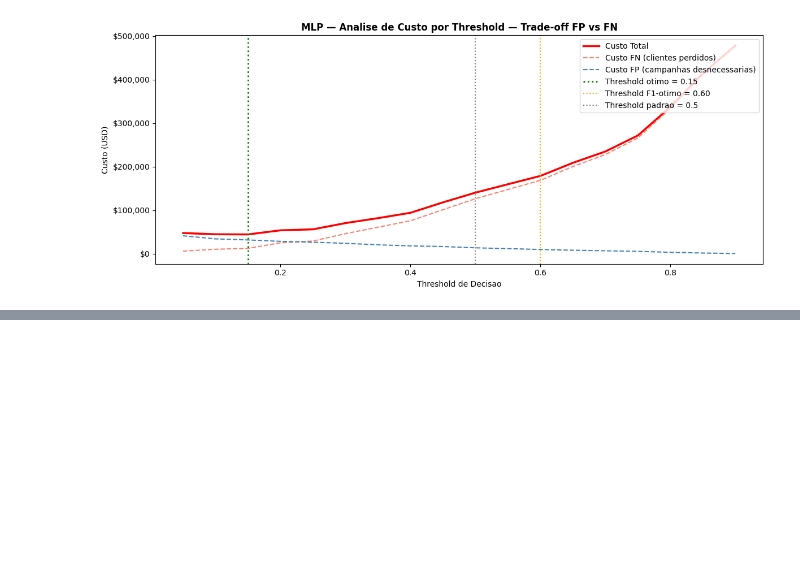
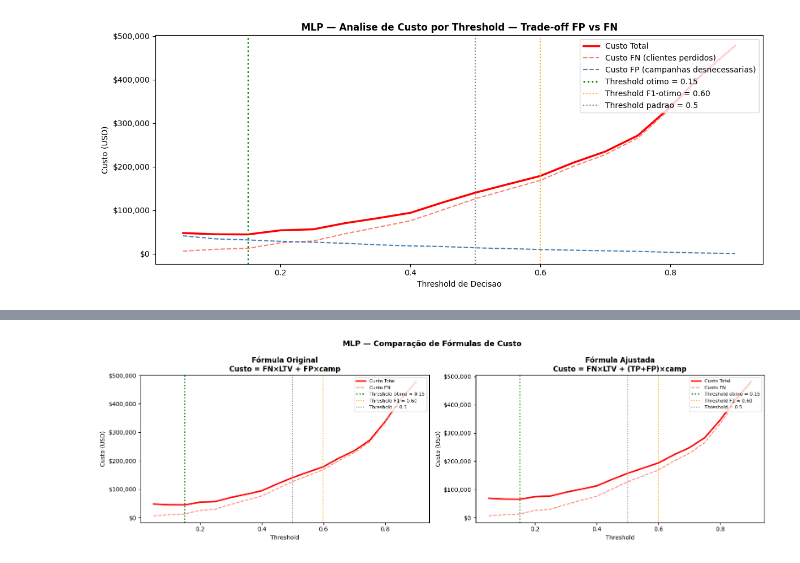
Before and after one commit to eeyamazaki/telco-churn-mlp, a Jupyter notebook: notebooks/04_mlp.ipynb, the cells around one changed output, grey strips where cells are left out. Saved outputs shown, nothing was run; the diff lists cells and outputs as text; code cells hidden in the pictures; blank space fills up the shorter version.

```diff
--- a/notebooks/04_mlp.ipynb
+++ b/notebooks/04_mlp.ipynb
@@ -644,0 +662,82 @@ O threshold final deve ser validado com a equipe de CRM considerando capacidade
+# %%
+cost_adj_results = []
+
+for threshold in thresholds_range:
+    y_pred_t = (y_proba >= threshold).astype(int)
+    tn, fp, fn, tp = confusion_matrix(y_true, y_pred_t).ravel()
+
+    custo_fn        = fn * LTV_MEDIO
+    custo_campanha_total = (tp + fp) * CUSTO_CAMPANHA  # todos os abordados
+    custo_total_adj = custo_fn + custo_campanha_total
+    recall_t    = tp / (tp + fn) if (tp + fn) > 0 else 0
+    precision_t = tp / (tp + fp) if (tp + fp) > 0 else 0
+
+    cost_adj_results.append({
+        'Threshold':             threshold,
+        'TP': tp, 'FP': fp, 'FN': fn, 'TN': tn,
+        'Recall':                round(recall_t, 3),
+        'Precision':             round(precision_t, 3),
+        'Custo FN ($)':          round(custo_fn, 2),
+        'Custo Campanha ($)':    round(custo_campanha_total, 2),
+        'Custo Total Ajust ($)': round(custo_total_adj, 2),
+    })
+
+cost_adj_df  = pd.DataFrame(cost_adj_results)
+best_adj_idx = cost_adj_df['Custo Total Ajust ($)'].idxmin()
+best_adj_row = cost_adj_df.loc[best_adj_idx]
+
+print(f'=== THRESHOLD OTIMO — FORMULA AJUSTADA ===')
+print(f'Threshold:          {best_adj_row["Threshold"]}')
+print(f'Custo Total Minimo: ${best_adj_row["Custo Total Ajust ($)"]:,.2f}')
+print(f'Recall:             {best_adj_row["Recall"]:.1%} | Precision: {best_adj_row["Precision"]:.1%}')
+
+cols_adj = ['Threshold', 'Recall', 'Precision', 'Custo FN ($)', 'Custo Campanha ($)', 'Custo Total Ajust ($)']
+
+def highlight_best_adj(row):
+    color = 'background-color: #d4edda; font-weight: bold' if row.name == best_adj_idx else ''
+    return [color] * len(row)
+
+display(
+    cost_adj_df[cols_adj]
+    .style
+    .apply(highlight_best_adj, axis=1)
+    .format({
+        'Threshold':             '{:.2f}',
+        'Recall':                '{:.1%}',
+        'Precision':             '{:.1%}',
+        'Custo FN ($)':          '${:,.2f}',
+        'Custo Campanha ($)':    '${:,.2f}',
+        'Custo Total Ajust ($)': '${:,.2f}',
+    })
+)
+
+# Grafico comparativo: formula original vs formula ajustada
+fig_adj, axes = plt.subplots(1, 2, figsize=(16, 5))
+
+for ax, (df_plot, best_idx_plot, best_row_plot, title, col_total) in zip(axes, [
+    (cost_df,     best_idx,     best_row,     'Fórmula Original\nCusto = FN×LTV + FP×camp',          'Custo Total ($)'),
+    (cost_adj_df, best_adj_idx, best_adj_row, 'Fórmula Ajustada\nCusto = FN×LTV + (TP+FP)×camp', 'Custo Total Ajust ($)'),
+]):
+    ax.plot(df_plot['Threshold'], df_plot[col_total],
+            color='red', linewidth=2.5, label='Custo Total')
+    ax.plot(df_plot['Threshold'], df_plot['Custo FN ($)'],
+            color='salmon', linestyle='--', label='Custo FN')
+    ax.axvline(best_row_plot['Threshold'], color='green', linestyle=':',
+               linewidth=2, label=f'Threshold ótimo = {best_row_plot["Threshold"]}')
+    ax.axvline(best_thr, color='orange', linestyle=':', linewidth=1.5,
+               label=f'Threshold F1 = {best_thr:.2f}')
+    ax.axvline(0.5, color='gray', linestyle=':', linewidth=1.5, label='Threshold = 0.5')
+    ax.set_xlabel('Threshold')
+    ax.set_ylabel('Custo (USD)')
+    ax.set_title(title, fontweight='bold')
+    ax.legend(loc='upper right', fontsize=8)
+    ax.yaxis.set_major_formatter(plt.FuncFormatter(lambda x, _: f'${x:,.0f}'))
+
+plt.suptitle('MLP — Comparação de Fórmulas de Custo', fontweight='bold', fontsize=13)
+plt.tight_layout()
+plt.show()
+
+print(f'\nResumo comparativo dos thresholds ótimos:')
+print(f'  Formula original  → threshold={best_row["Threshold"]:.2f} | Custo=${best_row["Custo Total ($)"]:,.2f}')
+print(f'  Formula ajustada  → threshold={best_adj_row["Threshold"]:.2f} | Custo=${best_adj_row["Custo Total Ajust ($)"]:,.2f}')
+# %% [output]
@@ -644,0 +765 @@ O threshold final deve ser validado com a equipe de CRM considerando capacidade
+[figure, added]
```
Also changed, not shown: parts of 6 cells of this notebook, 1 other file.
